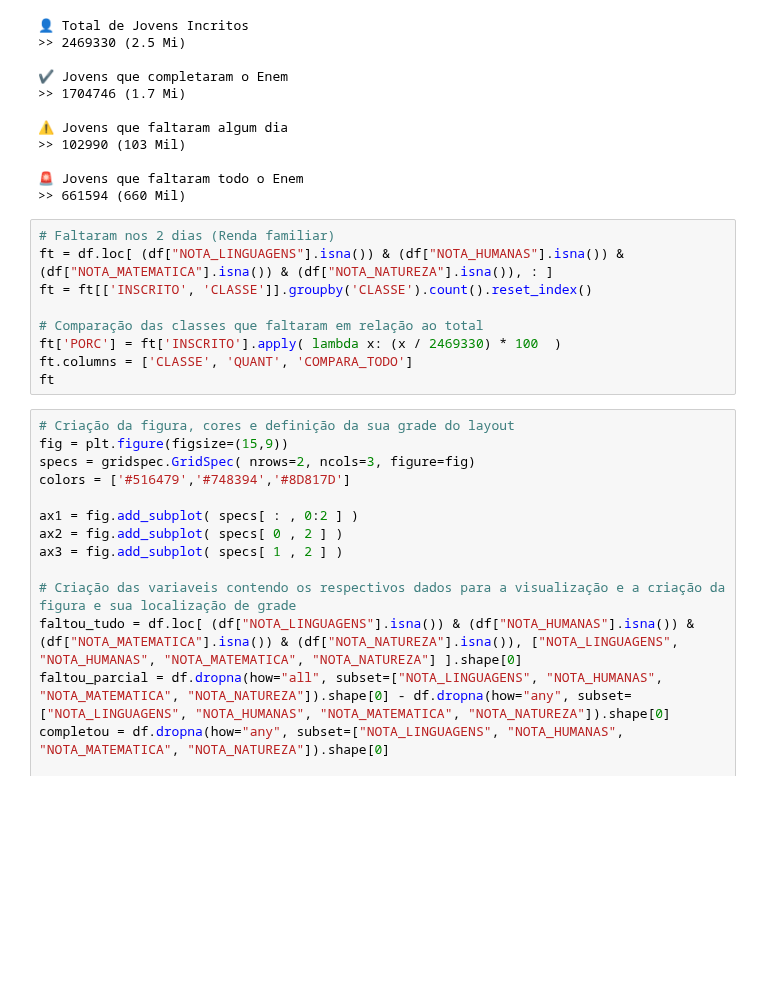
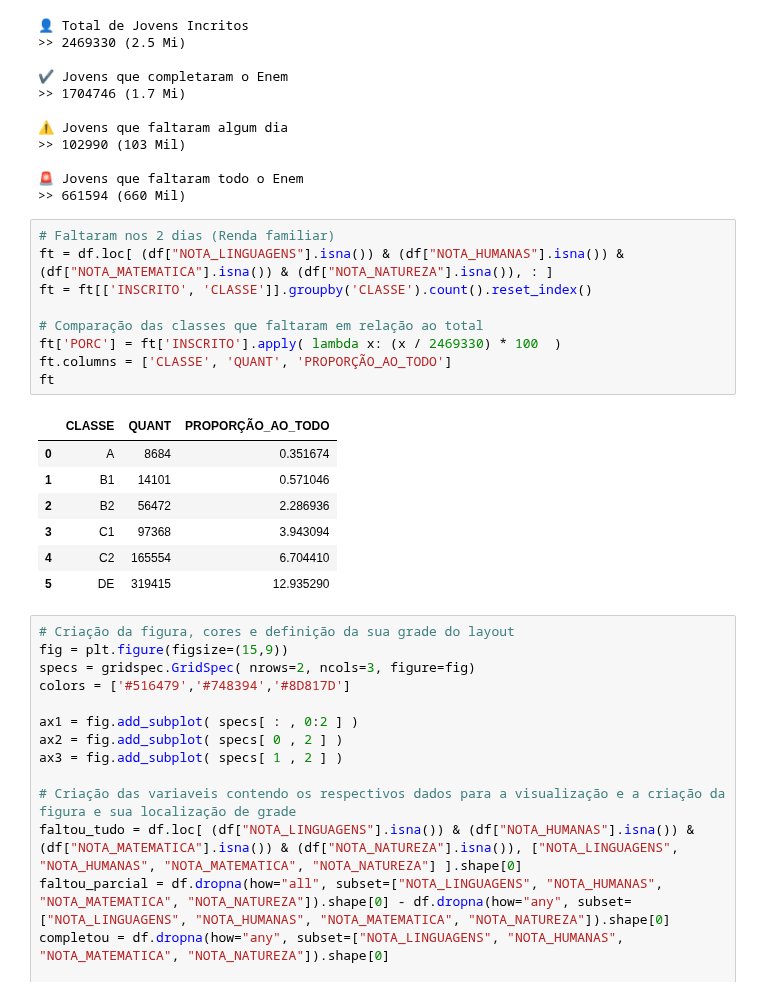
Before and after one commit to gabrielluizone/DS-Integrador-One, a Jupyter notebook: integrador-one.ipynb, the cells around one changed output. Drawn from its saved outputs; the diff is of its cells as text; blank space fills up the shorter version.

```diff
--- a/integrador-one.ipynb
+++ b/integrador-one.ipynb
@@ -968,12 +821,20 @@ print(f'👤 Total de Jovens Incritos\n>> {df.shape[0]} (2.5 Mi)\n\
 # %%
 # Faltaram nos 2 dias (Renda familiar)
 ft = df.loc[ (df["NOTA_LINGUAGENS"].isna()) & (df["NOTA_HUMANAS"].isna()) & (df["NOTA_MATEMATICA"].isna()) & (df["NOTA_NATUREZA"].isna()), : ]
 ft = ft[['INSCRITO', 'CLASSE']].groupby('CLASSE').count().reset_index()
 
 # Comparação das classes que faltaram em relação ao total
 ft['PORC'] = ft['INSCRITO'].apply( lambda x: (x / 2469330) * 100  )
-ft.columns = ['CLASSE', 'QUANT', 'COMPARA_TODO']
+ft.columns = ['CLASSE', 'QUANT', 'PROPORÇÃO_AO_TODO']
 ft
+# %% [output]
+|  | CLASSE | QUANT | PROPORÇÃO_AO_TODO |
+| 0 | A | 8684 | 0.351674 |
+| 1 | B1 | 14101 | 0.571046 |
+| 2 | B2 | 56472 | 2.286936 |
+| 3 | C1 | 97368 | 3.943094 |
+| 4 | C2 | 165554 | 6.704410 |
+| 5 | DE | 319415 | 12.935290 |
 # %%
 # Criação da figura, cores e definição da sua grade do layout
 fig = plt.figure(figsize=(15,9))
```
Also changed, not shown: parts of 21 cells of this notebook.
